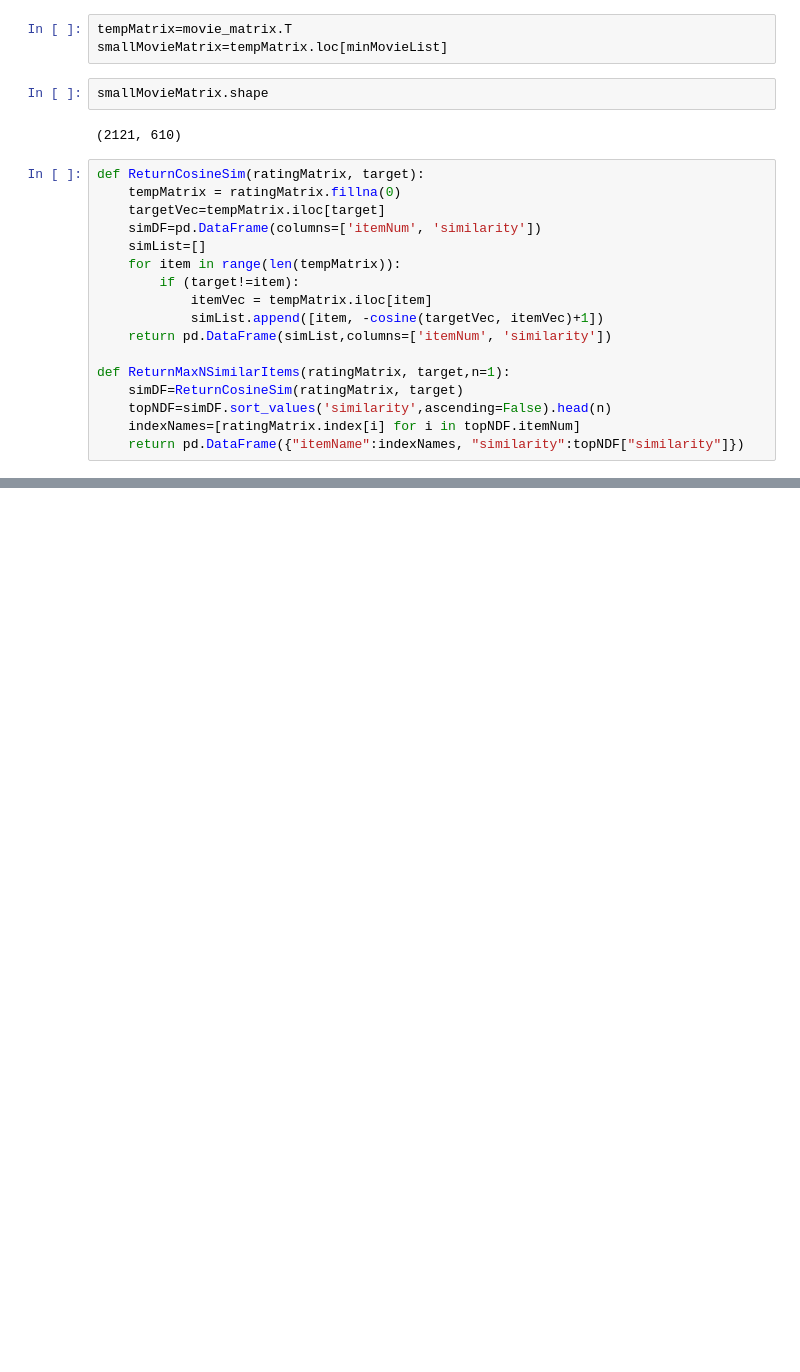
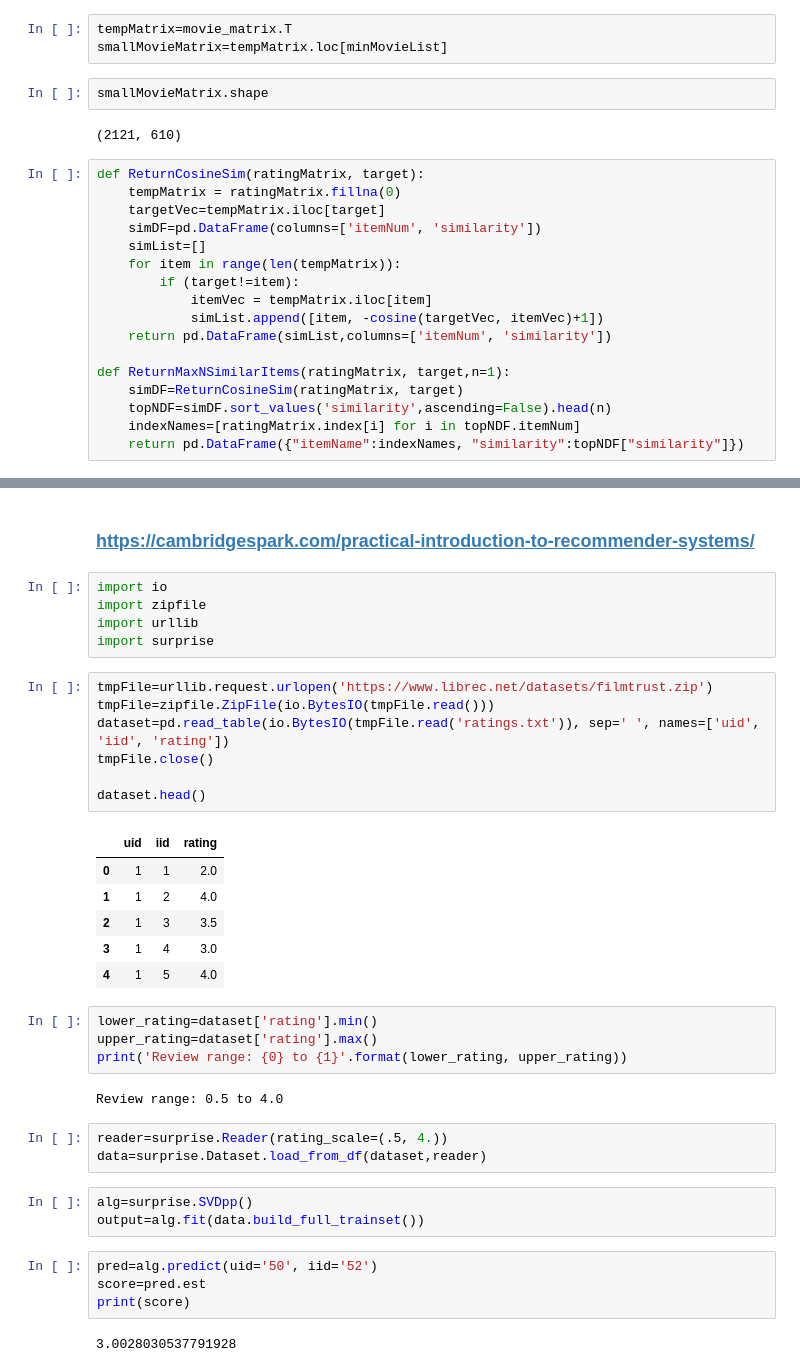
Before and after one commit to KamaleshRao/DataScience, a Jupyter notebook: Recommender Test.ipynb, the cells around one changed output, grey strips where cells are left out. Cells and saved outputs as stored; diff of their text form; blank space fills up the shorter version.

Commit message:
Added Surprise Module
added surprise modules

```diff
--- a/Recommender Test.ipynb
+++ b/Recommender Test.ipynb
@@ -652,0 +495,39 @@ Name: (500) Days of Summer (2009), Length: 610, dtype: float64
+# %% [markdown]
+### https://cambridgespark.com/practical-introduction-to-recommender-systems/
+# %%
+import io
+import zipfile
+import urllib
+import surprise
+# %%
+tmpFile=urllib.request.urlopen('https://www.librec.net/datasets/filmtrust.zip')
+tmpFile=zipfile.ZipFile(io.BytesIO(tmpFile.read()))
+dataset=pd.read_table(io.BytesIO(tmpFile.read('ratings.txt')), sep=' ', names=['uid', 'iid', 'rating'])
+tmpFile.close()
+
+dataset.head()
+# %% [output]
+|  | uid | iid | rating |
+| 0 | 1 | 1 | 2.0 |
+| 1 | 1 | 2 | 4.0 |
+| 2 | 1 | 3 | 3.5 |
+| 3 | 1 | 4 | 3.0 |
+| 4 | 1 | 5 | 4.0 |
+# %%
+lower_rating=dataset['rating'].min()
+upper_rating=dataset['rating'].max()
+print('Review range: {0} to {1}'.format(lower_rating, upper_rating))
+# %% [output]
+Review range: 0.5 to 4.0
+# %%
+reader=surprise.Reader(rating_scale=(.5, 4.))
+data=surprise.Dataset.load_from_df(dataset,reader)
+# %%
+alg=surprise.SVDpp()
+output=alg.fit(data.build_full_trainset())
+# %%
+pred=alg.predict(uid='50', iid='52')
+score=pred.est
+print(score)
+# %% [output]
+3.0028030537791928
```
Also changed, not shown: parts of 27 cells of this notebook.
